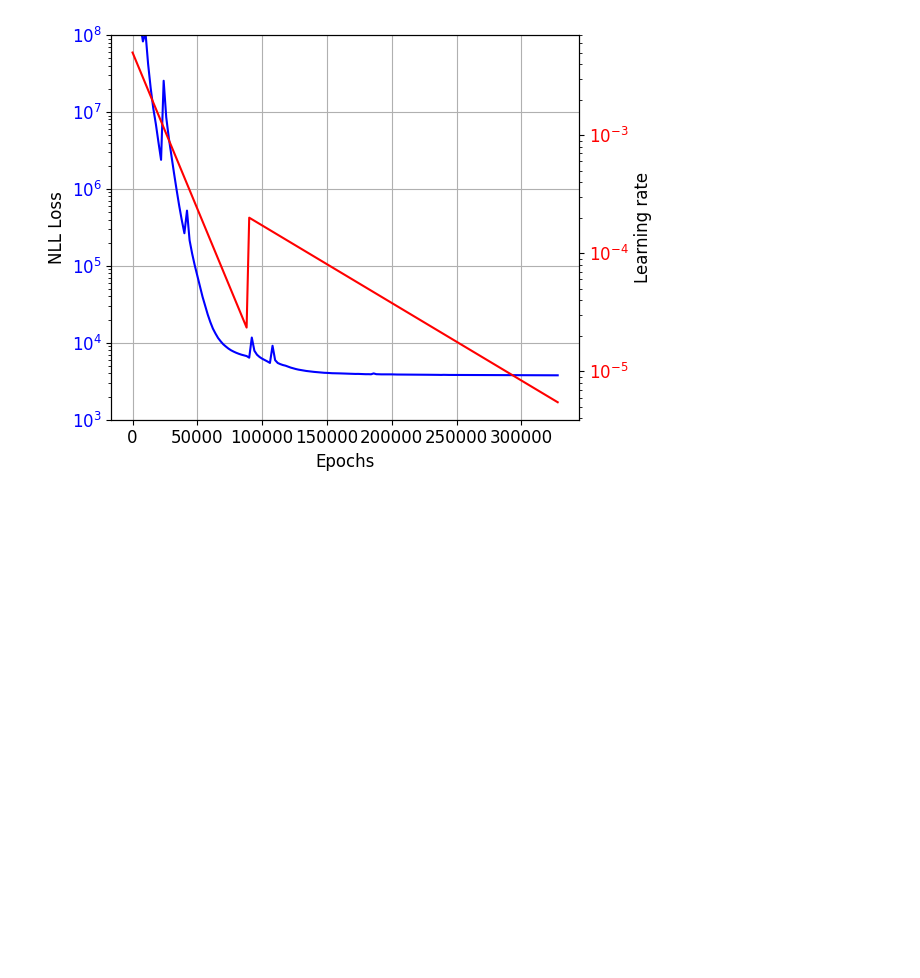
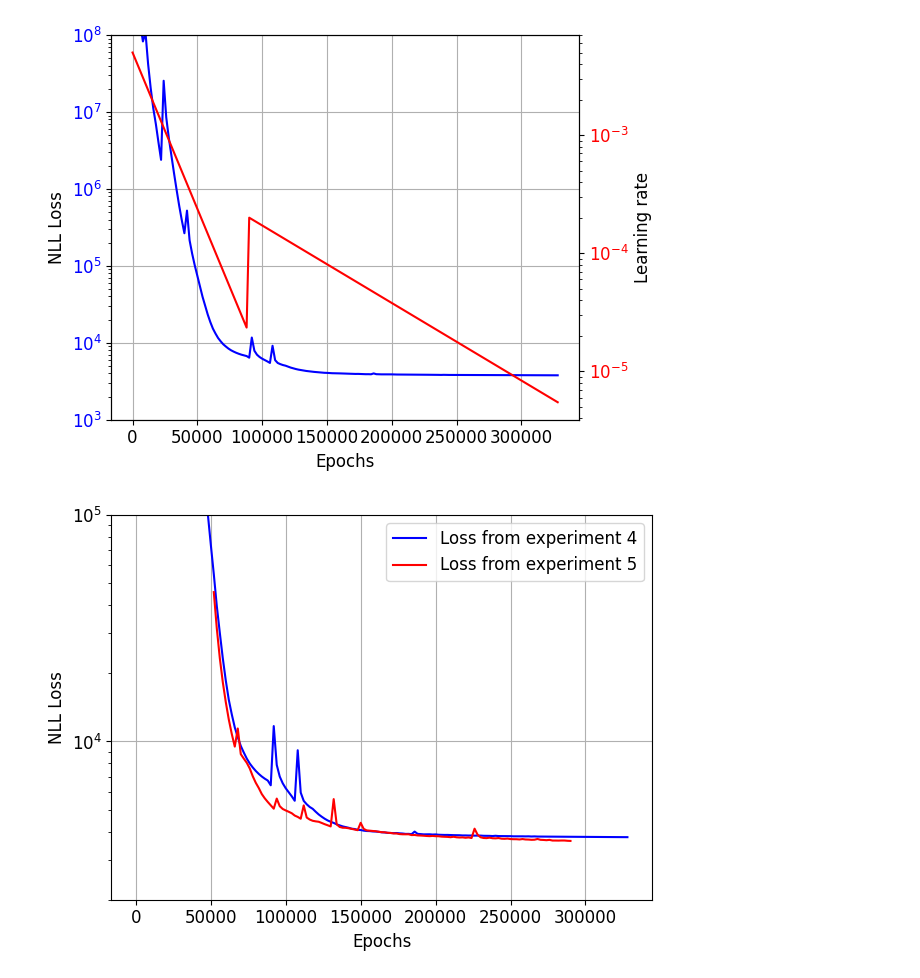
Before and after one commit to xiaoxiae/SurVAE-replication, a Jupyter notebook: mnist_plots.ipynb, the cells around one changed output. Drawn from its saved outputs; the diff is of its cells as text; code cells hidden in the pictures; blank space fills up the shorter version.

Commit message:
more mnist output

```diff
--- a/mnist_plots.ipynb
+++ b/mnist_plots.ipynb
@@ -67,6 +67,12 @@ lr = np.concatenate([
     start * gamma ** (np.arange(0, e, log_step) / lr_step)
     for start, gamma, lr_step, log_step, e in zip(RUNS_LR, RUNS_GAMMA, RUNS_LR_STEP, RUNS_LOG_PERIOD, RUNS_EPOCHS)
 ])
+# %%
+# load data from run 6
+epochs_6 = np.arange(0, 240_000, 2000) + 52_000
+
+with open("saves/sv_maxpool overnight 6/output/loss_test.txt") as f:
+    loss_test_6 = np.array(json.load(f))[1:]
 # %%
 fig, ax1 = plt.subplots()
 
@@ -93,3 +99,18 @@ ax1.grid()
 plt.show()
 # %% [output]
 [figure]
+# %%
+plt.plot(epochs, loss_test, color="blue", label="Loss from experiment 4")
+plt.plot(epochs_6, loss_test_6, color="red", label="Loss from experiment 5")
+
+plt.xlabel("Epochs")
+plt.ylabel("NLL Loss")
+
+plt.grid()
+plt.legend()
+plt.semilogy()
+plt.ylim(2e3, 1e5)
+plt.tight_layout()
+plt.show()
+# %% [output]
+[figure, added]
```
Also changed, not shown: parts of 2 cells of this notebook, 6 other files.
